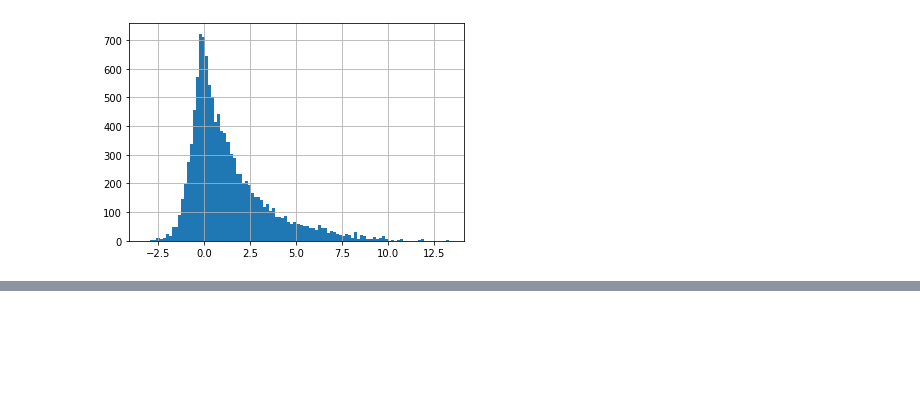
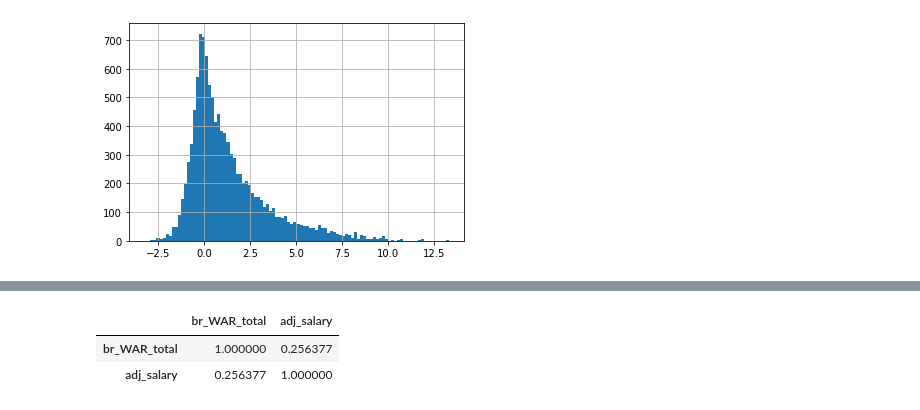
Before and after one commit to ghelms/MoneyBall-2.0, a Jupyter notebook: RQ4.ipynb, the cells around one changed output, grey strips where cells are left out. Drawn from its saved outputs; the diff is of its cells as text; code cells hidden in the pictures; blank space fills up the shorter version.

```diff
--- a/RQ4.ipynb
+++ b/RQ4.ipynb
@@ -80,0 +92,7 @@ NameError: name 'plaYer' is not defined
+# %%
+# Correlation between br_WAR_total and salary
+player[['br_WAR_total', 'adj_salary']].corr()
+# %% [output]
+|  | br_WAR_total | adj_salary |
+| br_WAR_total | 1.000000 | 0.256377 |
+| adj_salary | 0.256377 | 1.000000 |
```
Also changed, not shown: parts of 4 cells of this notebook, 4 other files.
